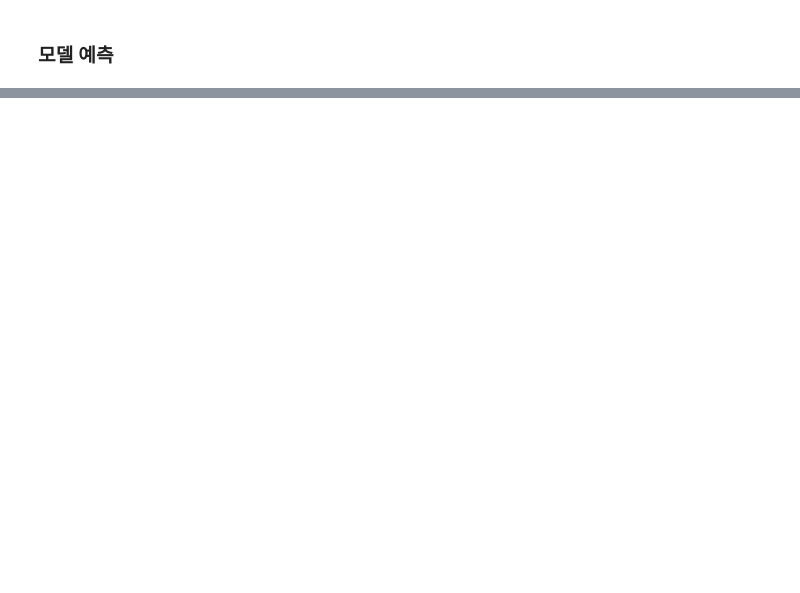
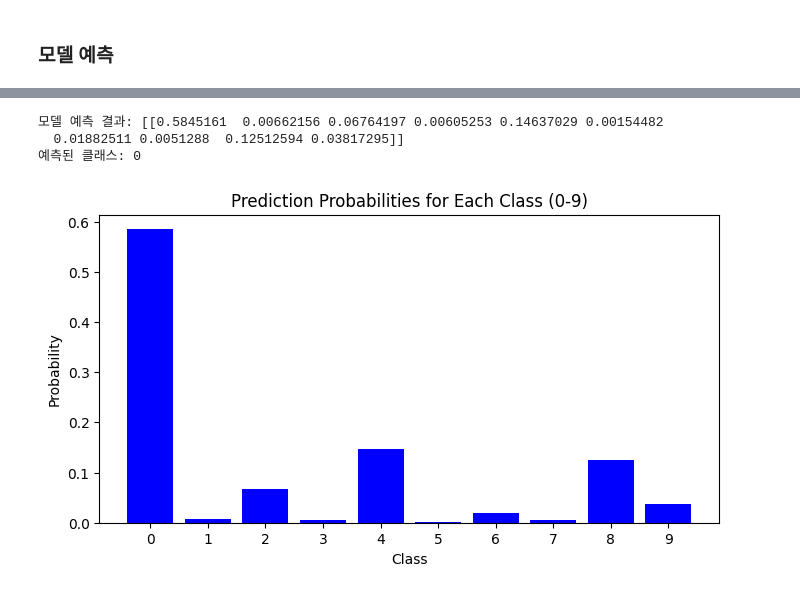
Before and after one commit to allyj92/notefindProject, a Jupyter notebook: EMNIST_PRJ.ipynb, the cells around one changed output, grey strips where cells are left out. Drawn from its saved outputs; the diff is of its cells as text; code cells hidden in the pictures; blank space fills up the shorter version.

```diff
--- a/EMNIST_PRJ.ipynb
+++ b/EMNIST_PRJ.ipynb
@@ -276,0 +287,3 @@ print("모델이 'my_digit_model.keras' 파일로 저장되었습니다.")
+# %%
+# 모델 로드
+model = load_model('my_digit_model.h5')
@@ -276,0 +292,6 @@ print("모델이 'my_digit_model.keras' 파일로 저장되었습니다.")
+# %%
+img = Image.open('digit_image3.PNG').convert('L')  # 이미지를 흑백으로 변환
+img = img.resize((28, 28))  # 모델 입력 크기에 맞게 리사이즈
+input_image = np.array(img).reshape(1, 28, 28, 1).astype('float32') / 255.0  # 정규화 및 모델 입력 형식으로 변환
+# %%
+prediction = model.predict(input_image)
@@ -276,0 +300,22 @@ print("모델이 'my_digit_model.keras' 파일로 저장되었습니다.")
+# %%
+# 예측 결과 출력
+print(f"모델 예측 결과: {prediction}")
+print(f"예측된 클래스: {np.argmax(prediction)}")
+# %% [output]
+모델 예측 결과: [[0.5845161  0.00662156 0.06764197 0.00605253 0.14637029 0.00154482
+  0.01882511 0.0051288  0.12512594 0.03817295]]
+예측된 클래스: 0
+# %%
+import numpy as np
+import matplotlib.pyplot as plt
+from tensorflow.keras.models import load_model
+from PIL import Image
+plt.figure(figsize=(8, 4))
+plt.bar(range(10), prediction[0], color='blue')  # 예측된 확률 값 시각화 (0~9 클래스)
+plt.title('Prediction Probabilities for Each Class (0-9)')
+plt.xlabel('Class')
+plt.ylabel('Probability')
+plt.xticks(range(10))  # x축에 0-9 클래스 표시
+plt.show()
+# %% [output]
+[figure, added]
```
Also changed, not shown: parts of 14 cells of this notebook.
